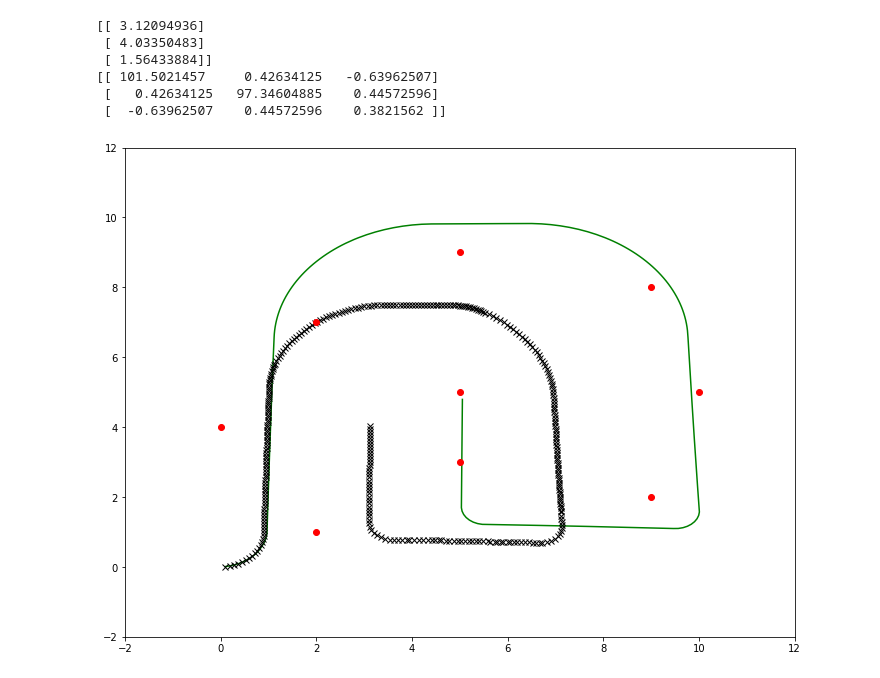
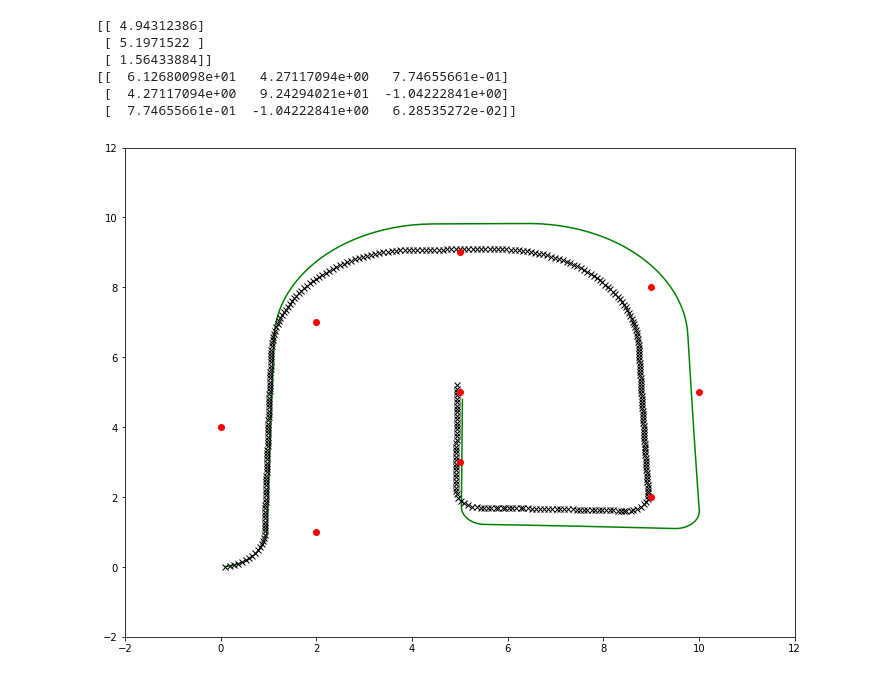
Before and after one commit to ToastyToast/slam-algorithms, a Jupyter notebook: examples/ukf_localization.ipynb, the cells around one changed output. Cells and saved outputs as stored; diff of their text form; code cells hidden in the pictures.

```diff
--- a/examples/ukf_localization.ipynb
+++ b/examples/ukf_localization.ipynb
@@ -36,39 +36,39 @@ ukf_y = []
 
 # Odometry noise
 # rot1 variance, trans variance, rot2 variance
-odometry_noise = (0.01, 0.05, 0.01)
+odometry_noise = (0.001, 0.01, 0.001)
 
 # Sensor noise
 # range variance, bearing variance
 sensor_noise = (0.1, 0.1)
 
 odom_sens_data = zip(odometry, sensor)
 # For debugging
 # odom_sens_data = list(zip(odometry, sensor))[:100]
 
 for command, readings in odom_sens_data:
     robot.motion_command(command)
 
     ukf.predict(odometry_model_transform, command, odometry_noise)
 
     true_x.append(robot.pose.item(0))
     true_y.append(robot.pose.item(1))
     ukf_x.append(ukf.mean.item(0))
     ukf_y.append(ukf.mean.item(1))
 
 plt.plot(true_x, true_y, 'g')
 plt.plot(ukf_x, ukf_y, 'kx')
 
 for key, value in landmark_map.landmarks.items():
     plt.plot(value[0], value[1], 'ro')
 
 print(ukf.mean)
 print(ukf.cov)
 # %% [output]
-[[ 3.12094936]
- [ 4.03350483]
+[[ 4.94312386]
+ [ 5.1971522 ]
  [ 1.56433884]]
-[[ 101.5021457     0.42634125   -0.63962507]
- [   0.42634125   97.34604885    0.44572596]
- [  -0.63962507    0.44572596    0.3821562 ]]
+[[  6.12680098e+01   4.27117094e+00   7.74655661e-01]
+ [  4.27117094e+00   9.24294021e+01  -1.04222841e+00]
+ [  7.74655661e-01  -1.04222841e+00   6.28535272e-02]]
-[figure, old version]
+[figure, new version]
```
Also changed, not shown: parts of 1 cell of this notebook.
